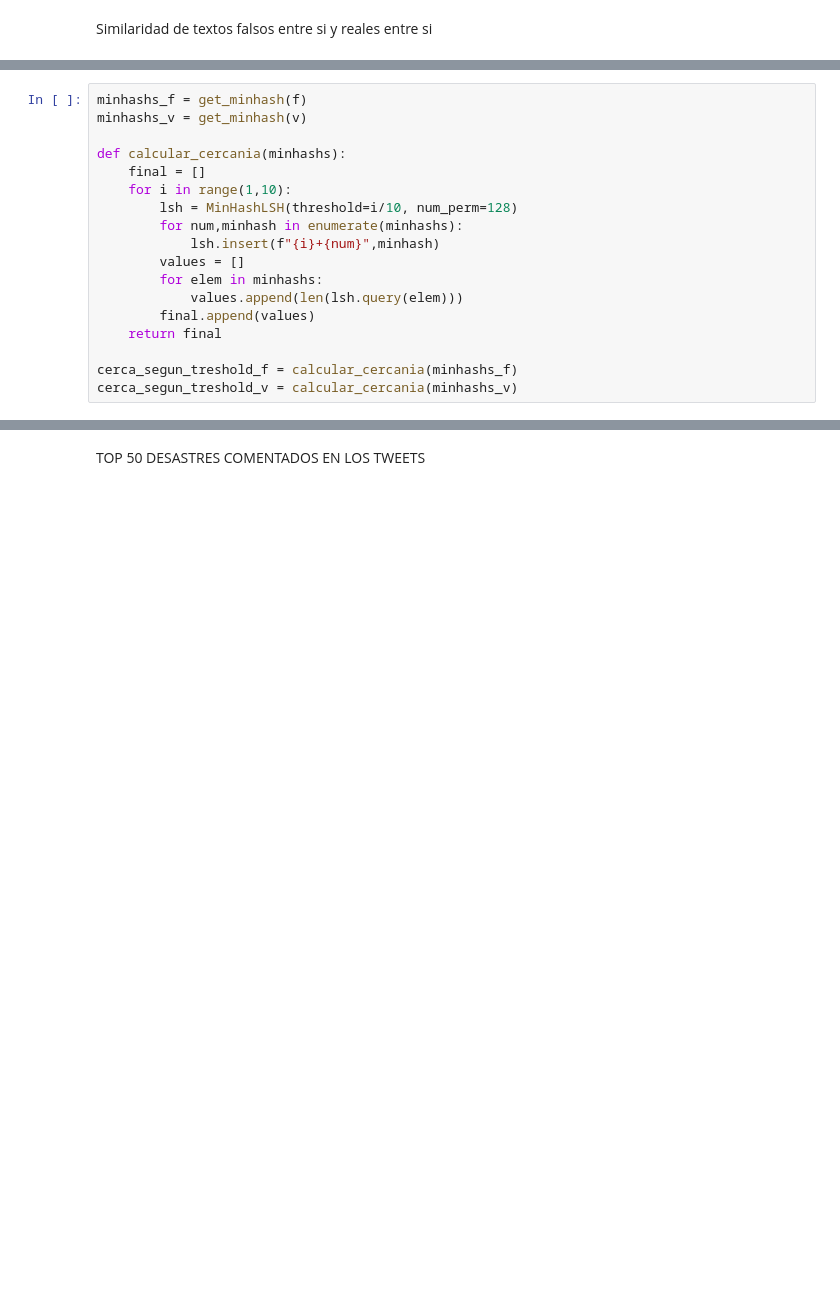
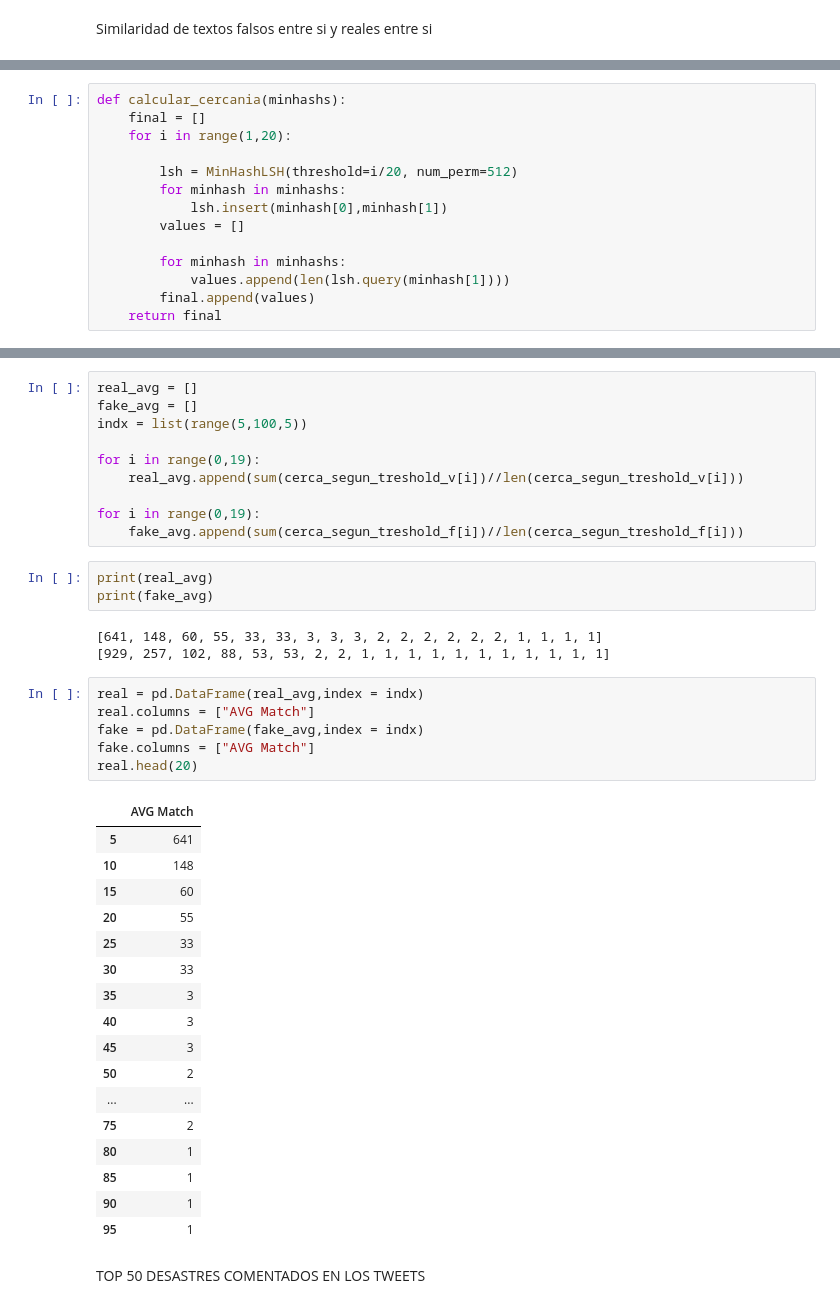
Before and after one commit to milemarchese/OrganizacionDeDatos, a Jupyter notebook: Análisis Exploratorio.ipynb, the cells around one changed output, grey strips where cells are left out. Cells and saved outputs as stored; diff of their text form; blank space fills up the shorter version.

```diff
--- a/Análisis Exploratorio.ipynb
+++ b/Análisis Exploratorio.ipynb
@@ -136,18 +149,14 @@ def get_minhash(data):
 # %%
-minhashs_f = get_minhash(f)
-minhashs_v = get_minhash(v)
-
 def calcular_cercania(minhashs):
     final = []
-    for i in range(1,10):
-        lsh = MinHashLSH(threshold=i/10, num_perm=128)
-        for num,minhash in enumerate(minhashs):
-            lsh.insert(f"{i}+{num}",minhash)
+    for i in range(1,20):
+
+        lsh = MinHashLSH(threshold=i/20, num_perm=512)
+        for minhash in minhashs:
+            lsh.insert(minhash[0],minhash[1])
         values = []
-        for elem in minhashs:
-            values.append(len(lsh.query(elem)))
+
+        for minhash in minhashs:
+            values.append(len(lsh.query(minhash[1])))
         final.append(values)
     return final
-
-cerca_segun_treshold_f = calcular_cercania(minhashs_f)
-cerca_segun_treshold_v = calcular_cercania(minhashs_v)
@@ -160,3 +166,43 @@ print(len(cerca_segun_treshold_v[0]))
+# %%
+real_avg = []
+fake_avg = []
+indx = list(range(5,100,5))
+
+for i in range(0,19):
+    real_avg.append(sum(cerca_segun_treshold_v[i])//len(cerca_segun_treshold_v[i]))
+
+for i in range(0,19):
+    fake_avg.append(sum(cerca_segun_treshold_f[i])//len(cerca_segun_treshold_f[i]))
+# %%
+print(real_avg)
+print(fake_avg)
+# %% [output]
+[641, 148, 60, 55, 33, 33, 3, 3, 3, 2, 2, 2, 2, 2, 2, 1, 1, 1, 1]
+[929, 257, 102, 88, 53, 53, 2, 2, 1, 1, 1, 1, 1, 1, 1, 1, 1, 1, 1]
+# %%
+real = pd.DataFrame(real_avg,index = indx)
+real.columns = ["AVG Match"]
+fake = pd.DataFrame(fake_avg,index = indx)
+fake.columns = ["AVG Match"]
+real.head(20)
+# %% [output]
+|  | AVG Match |
+| 5 | 641 |
+| 10 | 148 |
+| 15 | 60 |
+| 20 | 55 |
+| 25 | 33 |
+| 30 | 33 |
+| 35 | 3 |
+| 40 | 3 |
+| 45 | 3 |
+| 50 | 2 |
+| ... | ... |
+| 75 | 2 |
+| 80 | 1 |
+| 85 | 1 |
+| 90 | 1 |
+| 95 | 1 |
 # %% [markdown]
 TOP 50 DESASTRES COMENTADOS EN LOS TWEETS
 # %%
```
Also changed, not shown: parts of 7 cells of this notebook.
